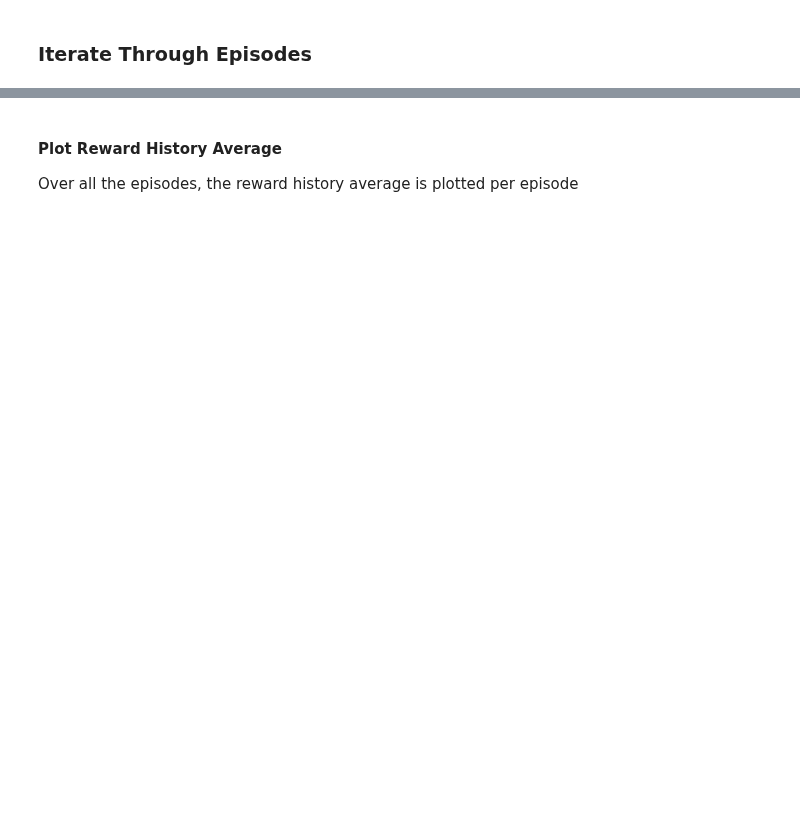
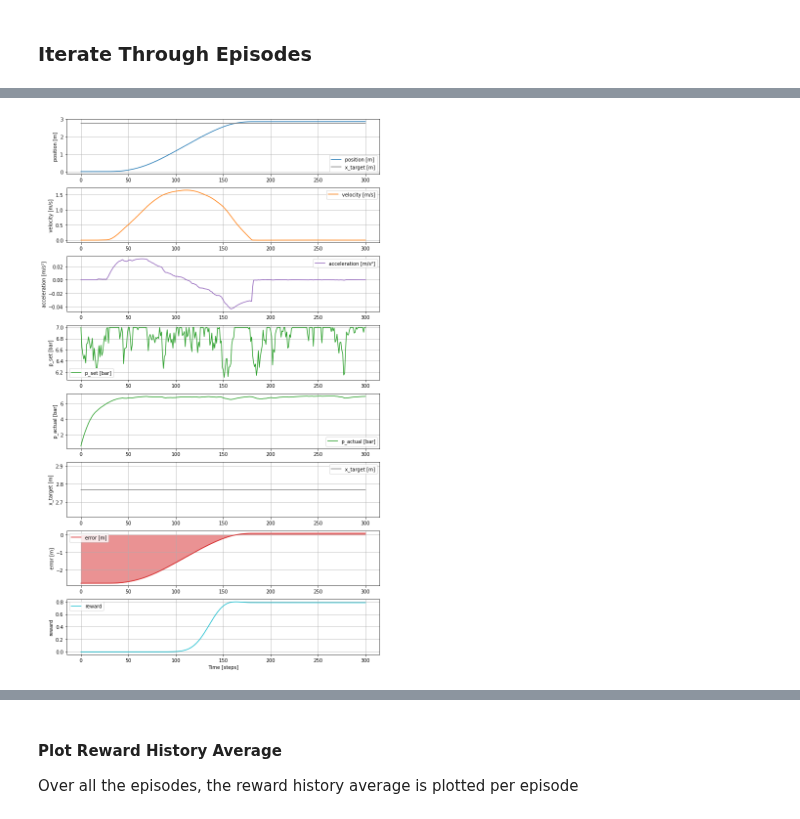
Before and after one commit to Sven-J-Steinert/Rocket-Hopper-DDPG, a Jupyter notebook: ddpg.ipynb, the cells around one changed output, grey strips where cells are left out. Drawn from its saved outputs; the diff is of its cells as text; code cells hidden in the pictures; blank space fills up the shorter version.

```diff
--- a/ddpg.ipynb
+++ b/ddpg.ipynb
@@ -555,0 +613,4 @@ Episode: 99 | Total Reward: 87.37 | Simulation 156.00 ms | Agend update 688.00 m
+# %%
+plot(log)
+# %% [output]
+[figure, added]
```
Also changed, not shown: parts of 19 cells of this notebook, 1 other file.
